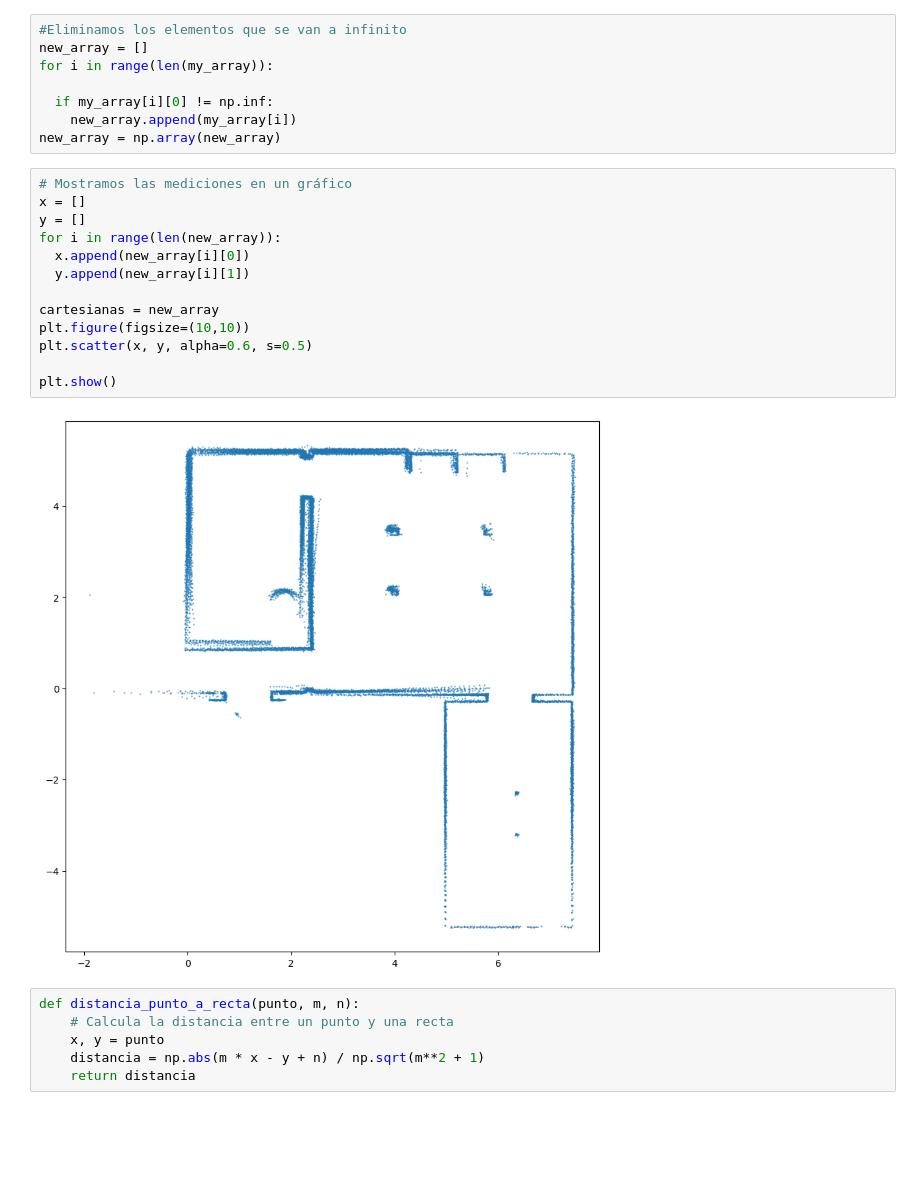
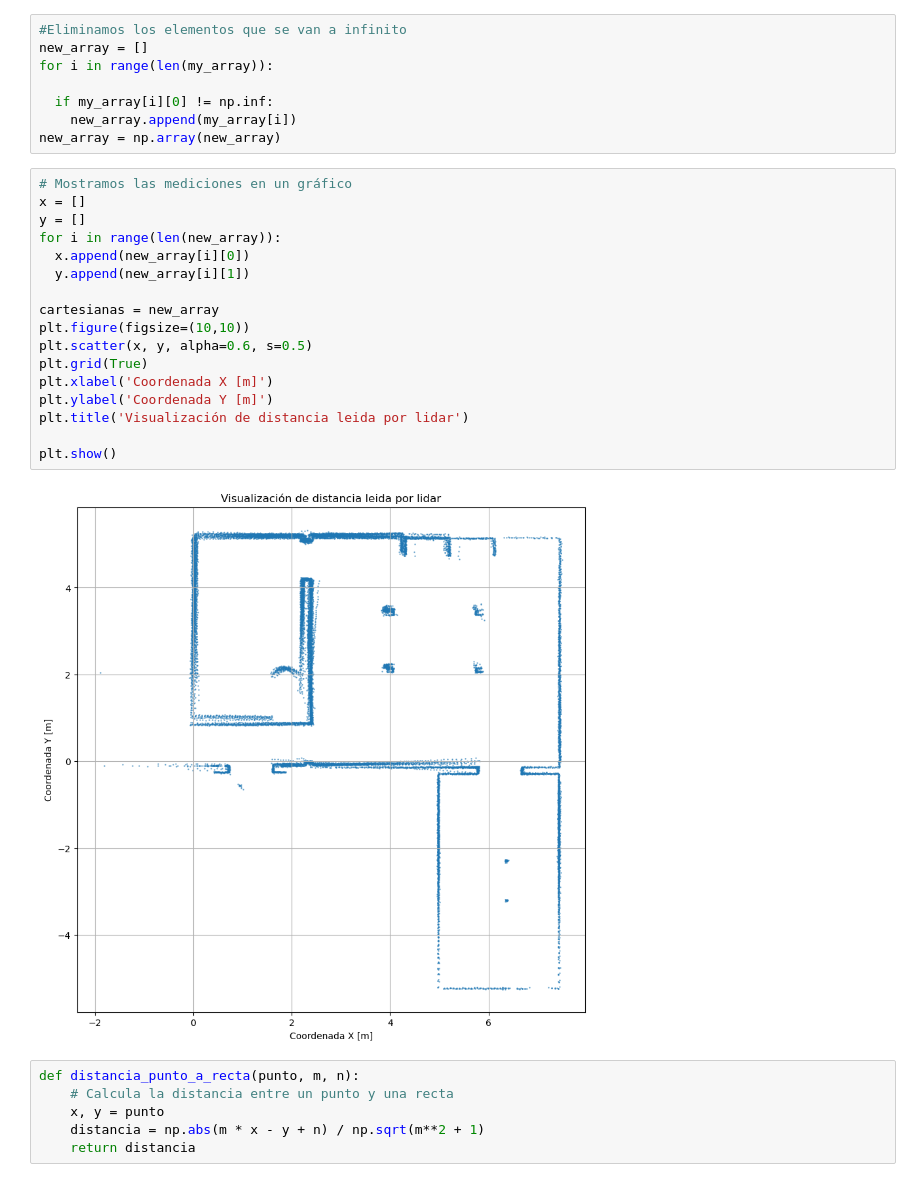
Before and after one commit to Felipeipe/el5206_ws, a Jupyter notebook: src/el5206_example/Ransac/Notebook_Ransac.ipynb, the cells around one changed output. Drawn from its saved outputs; the diff is of its cells as text; blank space fills up the shorter version.

```diff
--- a/src/el5206_example/Ransac/Notebook_Ransac.ipynb
+++ b/src/el5206_example/Ransac/Notebook_Ransac.ipynb
@@ -29,18 +30,22 @@ new_array = np.array(new_array)
 # %%
 # Mostramos las mediciones en un gráfico
 x = []
 y = []
 for i in range(len(new_array)):
   x.append(new_array[i][0])
   y.append(new_array[i][1])
 
 cartesianas = new_array
 plt.figure(figsize=(10,10))
 plt.scatter(x, y, alpha=0.6, s=0.5)
+plt.grid(True)
+plt.xlabel('Coordenada X [m]')
+plt.ylabel('Coordenada Y [m]')
+plt.title('Visualización de distancia leida por lidar')
 
 plt.show()
 # %% [output]
-[figure, old version]
+[figure, new version]
 # %%
 def distancia_punto_a_recta(punto, m, n):
     # Calcula la distancia entre un punto y una recta
```
Also changed, not shown: parts of 6 cells of this notebook.
